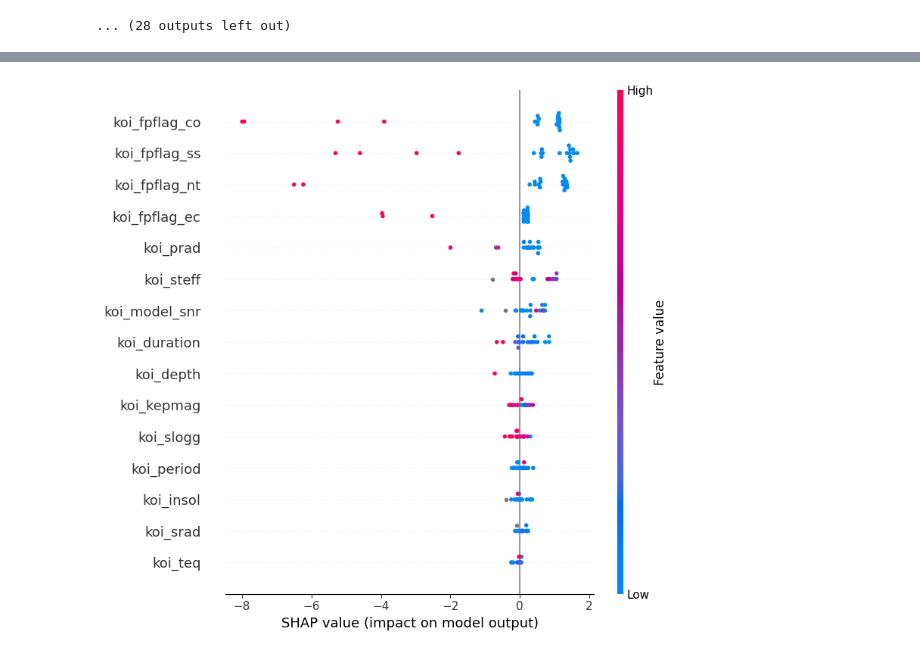
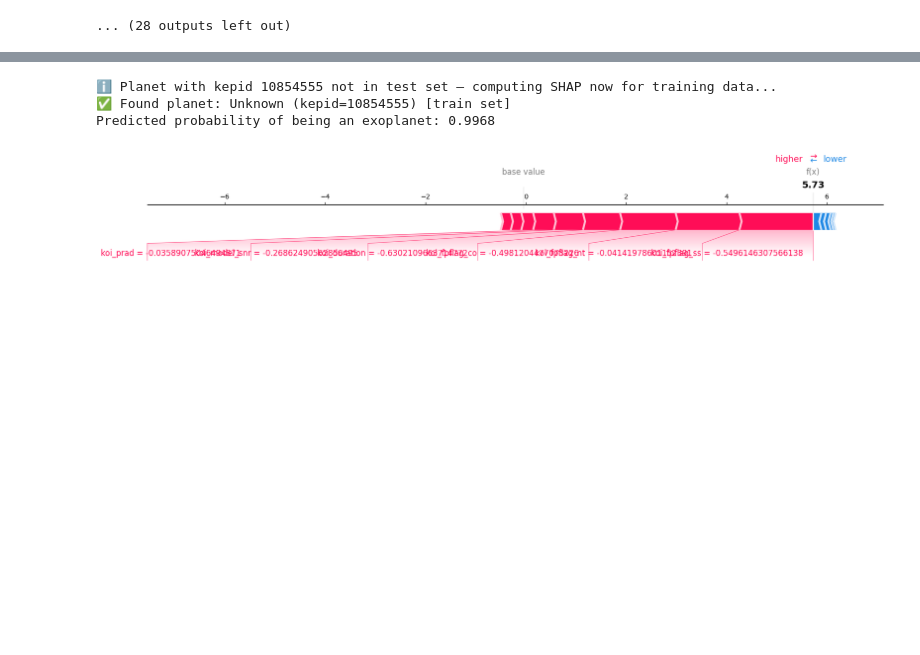
Before and after one commit to nipunnirman/Astro-Data-Analysis-, a Jupyter notebook: newPlanet.ipynb, the cells around one changed output, grey strips where cells are left out. Drawn from its saved outputs; the diff is of its cells as text; code cells hidden in the pictures; blank space fills up the shorter version.

Commit message:
add new feature search planet id

```diff
--- a/newPlanet.ipynb
+++ b/newPlanet.ipynb
@@ -158,4 +158,42 @@ shap.summary_plot(shap_values[selected], X_test.iloc[selected])
-# %%
-shap.summary_plot(shap_values[selected], X_test.iloc[selected])
-# %% [output]
-[figure, removed]
+# %%
+def explain_planet(kepid):
+    matches = df[df['kepid'] == kepid]
+    if matches.empty:
+        print(f"No planet found with kepid: {kepid}")
+        return
+
+    i = matches.index[0]
+    planet_name = df.loc[i, 'pl_name'] if 'pl_name' in df.columns else "Unknown"
+
+    # Determine whether it's from test or train
+    if i in X_test.index:
+        data_scaled = X_test_scaled
+        shap_vals = shap_values
+        source = "test"
+    else:
+        print(f" Planet with kepid {kepid} not in test set — computing SHAP now for training data...")
+        row = pd.DataFrame(X.loc[[i]])
+        row_imputed = pd.DataFrame(num_imputer.transform(row), columns=row.columns)
+        row_scaled = pd.DataFrame(scaler.transform(row_imputed), columns=row.columns)
+        shap_vals = explainer.shap_values(row_scaled)
+        data_scaled = row_scaled
+        source = "train"
+
+    print(f"✅ Found planet: {planet_name} (kepid={kepid}) [{source} set]")
+    prob = xgb.predict_proba(data_scaled)[:,1][0]
+    print(f"Predicted probability of being an exoplanet: {prob:.4f}")
+
+    shap.force_plot(
+        explainer.expected_value,
+        shap_vals[0, :] if source == "train" else shap_vals[i, :],
+        data_scaled.loc[data_scaled.index[0], features] if source == "train" else data_scaled.loc[i, features],
+        matplotlib=True
+    )
+    plt.show()
+# %%
+explain_planet(10854555)
+# %% [output]
+ℹ️ Planet with kepid 10854555 not in test set — computing SHAP now for training data...
+✅ Found planet: Unknown (kepid=10854555) [train set]
+Predicted probability of being an exoplanet: 0.9968
+[figure, added]
```
Also changed, not shown: parts of 2 cells of this notebook, 1 other file.
